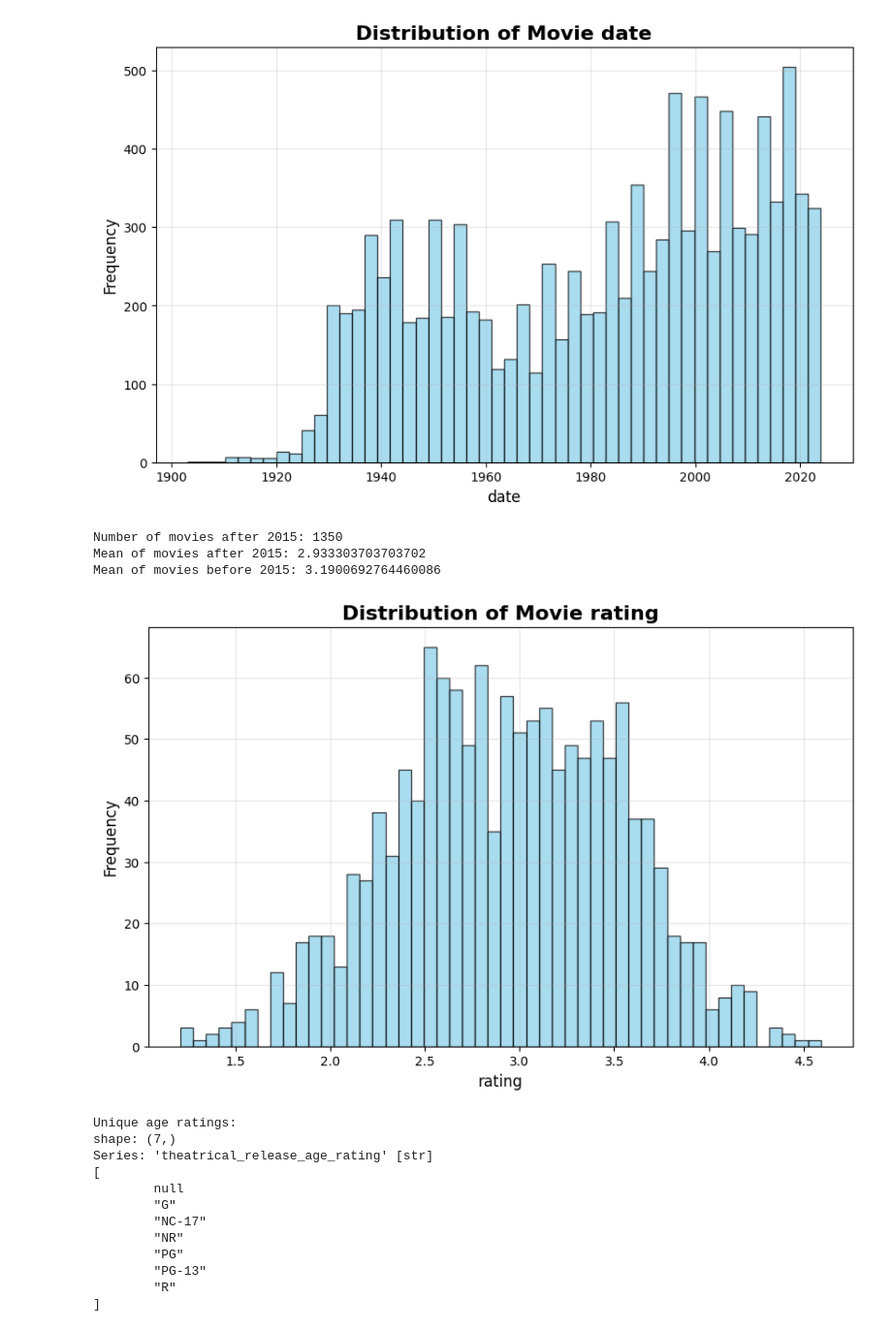
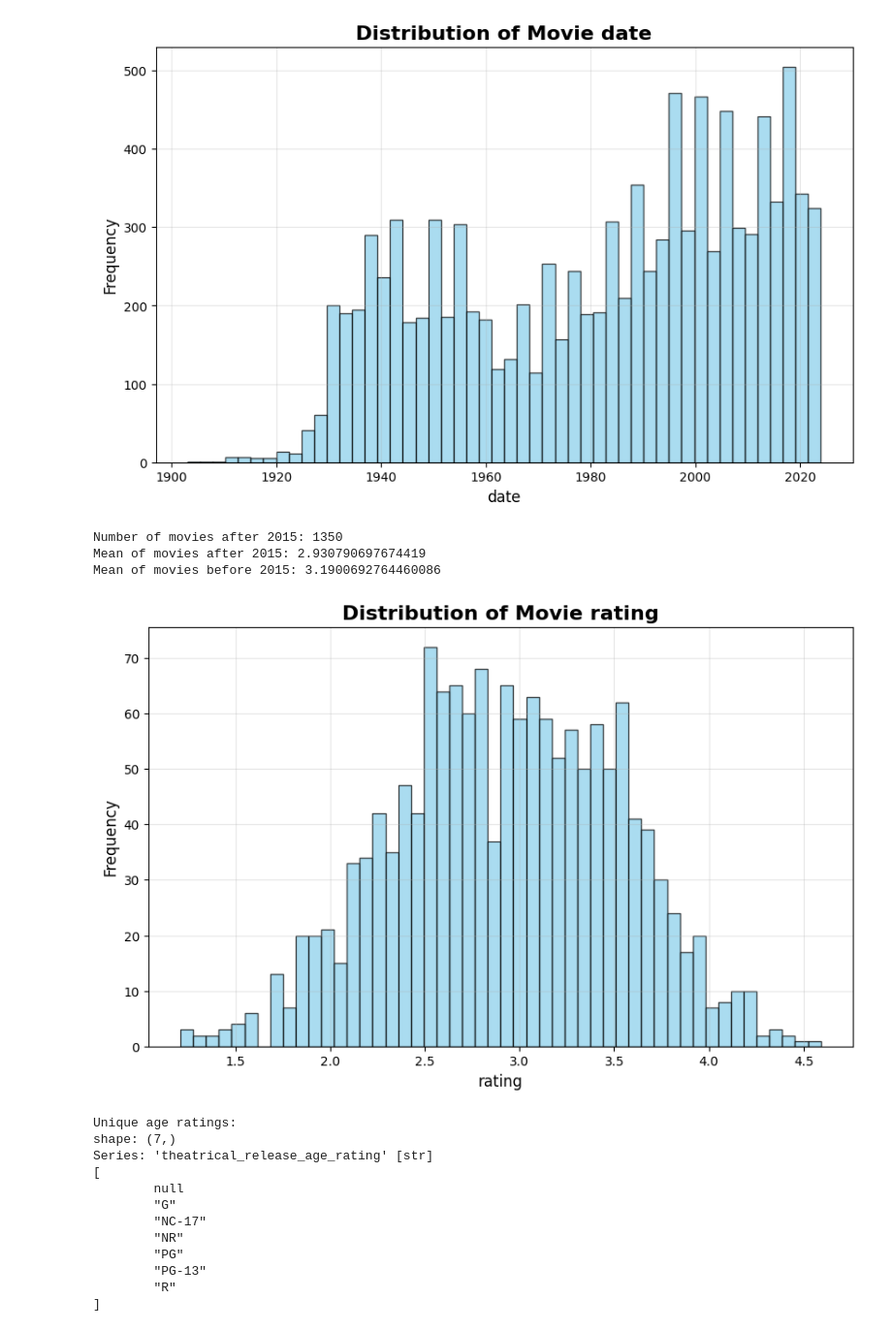
Before and after one commit to merryHunter/movies-rating-prediction, a Jupyter notebook: numerical.ipynb, the cells around one changed output. Shown at 97% size. Drawn from its saved outputs; the diff is of its cells as text; code cells hidden in the pictures.

```diff
--- a/numerical.ipynb
+++ b/numerical.ipynb
@@ -47,16 +47,16 @@ plot_distribution(df, 'date')
 YEAR_CUTOFF = 2015
 # %%
 print (f"Number of movies after {YEAR_CUTOFF}: {df['date'].gt(YEAR_CUTOFF).sum()}")
-print (f"Mean of movies after {YEAR_CUTOFF}: {df.filter(pl.col('date') > YEAR_CUTOFF)['rating'].mean()}")
+print (f"Mean of movies after {YEAR_CUTOFF}: {df.filter(pl.col('date') >= YEAR_CUTOFF)['rating'].mean()}")
 print (f"Mean of movies before {YEAR_CUTOFF}: {df.filter(pl.col('date') < YEAR_CUTOFF)['rating'].mean()}")
 # %% [output]
 Number of movies after 2015: 1350
-Mean of movies after 2015: 2.933303703703702
+Mean of movies after 2015: 2.930790697674419
 Mean of movies before 2015: 3.1900692764460086
 # %%
-plot_distribution(df.filter(pl.col('date') > YEAR_CUTOFF), 'rating')
+plot_distribution(df.filter(pl.col('date') >= YEAR_CUTOFF), 'rating')
 # %% [output]
-[figure, old version]
+[figure, new version]
 # %%
 unique_values = df['theatrical_release_age_rating'].unique().sort()
 print("Unique age ratings:")
```
Also changed, not shown: parts of 12 cells of this notebook, 1 other file.
